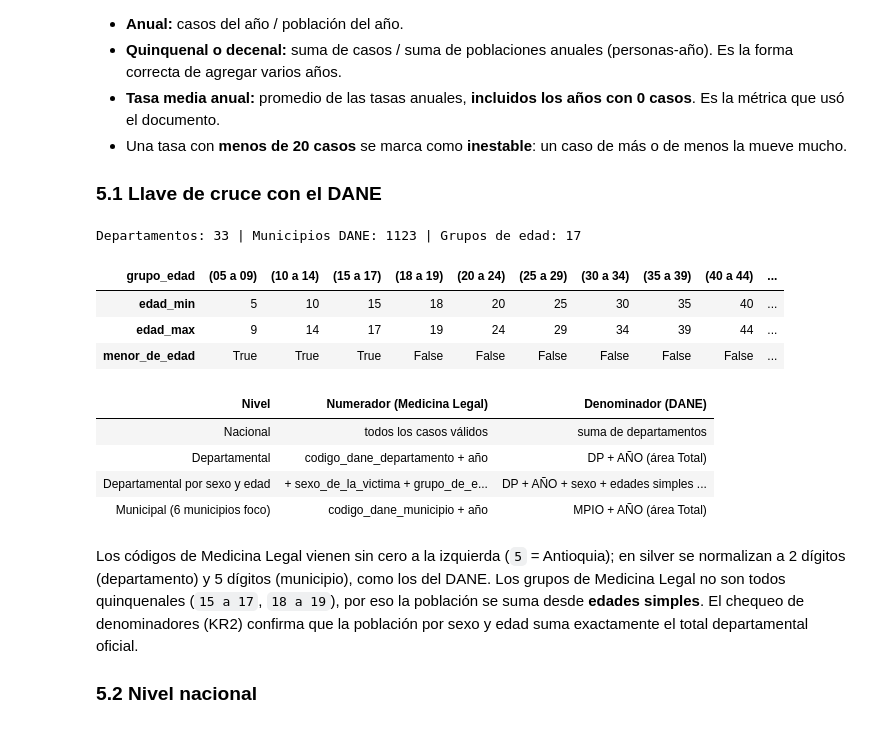
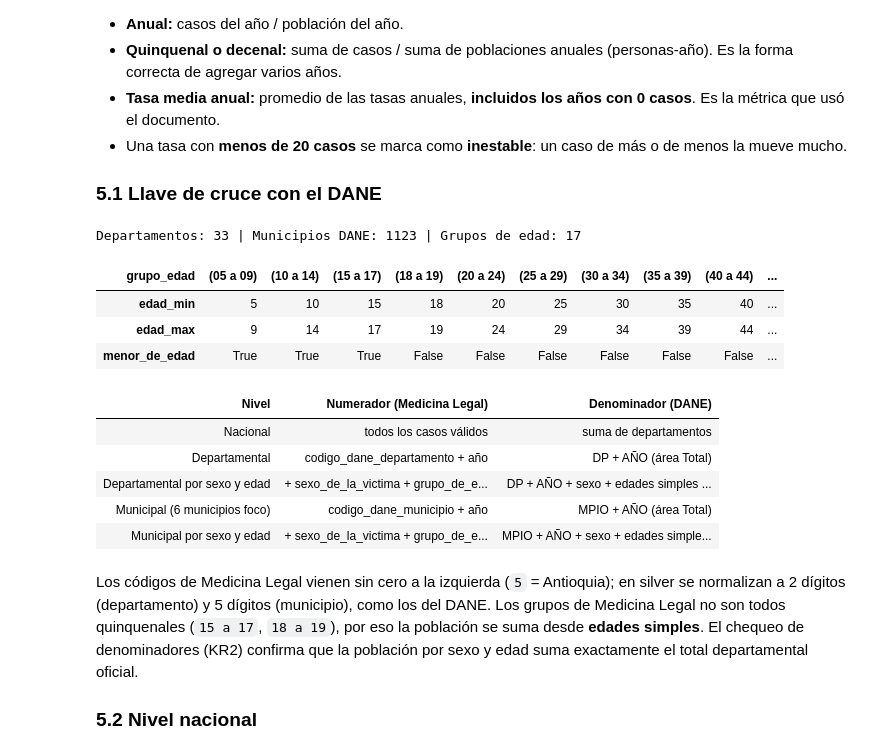
Before and after one commit to danielgomez03/etl-suicidios-colombia, a Jupyter notebook: notebooks/informe.ipynb, the cells around one changed output. Saved outputs shown, nothing was run; the diff lists cells and outputs as text; code cells hidden in the pictures.

```diff
--- a/notebooks/informe.ipynb
+++ b/notebooks/informe.ipynb
@@ -190,25 +191,29 @@ $$\text{Tasa} = \frac{\text{casos de presunto suicidio}}{\text{población proyec
 # %%
 dim_edad = leer("dim_grupo_edad")
 print("Departamentos:", len(dim_dep), "| Municipios DANE:", len(dim_mun), "| Grupos de edad:", len(dim_edad))
 display(dim_edad[["grupo_edad", "edad_min", "edad_max", "menor_de_edad"]].set_index("grupo_edad").T)
 pd.DataFrame({
-    "Nivel": ["Nacional", "Departamental", "Departamental por sexo y edad", "Municipal (6 municipios foco)"],
+    "Nivel": ["Nacional", "Departamental", "Departamental por sexo y edad", "Municipal (6 municipios foco)",
+              "Municipal por sexo y edad"],
     "Numerador (Medicina Legal)": ["todos los casos válidos", "codigo_dane_departamento + año",
-                                   "+ sexo_de_la_victima + grupo_de_edad_quinquenal", "codigo_dane_municipio + año"],
+                                   "+ sexo_de_la_victima + grupo_de_edad_quinquenal", "codigo_dane_municipio + año",
+                                   "+ sexo_de_la_victima + grupo_de_edad_quinquenal"],
     "Denominador (DANE)": ["suma de departamentos", "DP + AÑO (área Total)",
-                           "DP + AÑO + sexo + edades simples agrupadas con dim_grupo_edad", "MPIO + AÑO (área Total)"],
+                           "DP + AÑO + sexo + edades simples agrupadas con dim_grupo_edad", "MPIO + AÑO (área Total)",
+                           "MPIO + AÑO + sexo + edades simples (archivo municipal; 2005-2017 llega hasta '85 y más')"],
 }).style.hide(axis="index")
 # %% [output]
 Departamentos: 33 | Municipios DANE: 1123 | Grupos de edad: 17
 | grupo_edad | (05 a 09) | (10 a 14) | (15 a 17) | (18 a 19) | (20 a 24) | (25 a 29) | (30 a 34) | (35 a 39) | (40 a 44) | ... |
 | edad_min | 5 | 10 | 15 | 18 | 20 | 25 | 30 | 35 | 40 | ... |
 | edad_max | 9 | 14 | 17 | 19 | 24 | 29 | 34 | 39 | 44 | ... |
 | menor_de_edad | True | True | True | False | False | False | False | False | False | ... |
 | Nivel | Numerador (Medicina Legal) | Denominador (DANE) |
 | Nacional | todos los casos válidos | suma de departamentos |
 | Departamental | codigo_dane_departamento + año | DP + AÑO (área Total) |
 | Departamental por sexo y edad | + sexo_de_la_victima + grupo_de_e... | DP + AÑO + sexo + edades simples ... |
 | Municipal (6 municipios foco) | codigo_dane_municipio + año | MPIO + AÑO (área Total) |
+| Municipal por sexo y edad | + sexo_de_la_victima + grupo_de_e... | MPIO + AÑO + sexo + edades simple... |
 # %% [markdown]
 Los códigos de Medicina Legal vienen sin cero a la izquierda (`5` = Antioquia); en silver se normalizan a 2 dígitos (departamento) y 5 dígitos (municipio), como los del DANE. Los grupos de Medicina Legal no son todos quinquenales (`15 a 17`, `18 a 19`), por eso la población se suma desde **edades simples**. El chequeo de denominadores (KR2) confirma que la población por sexo y edad suma exactamente el total departamental oficial.
 
```
Also changed, not shown: parts of 8 cells of this notebook, 13 other files.
